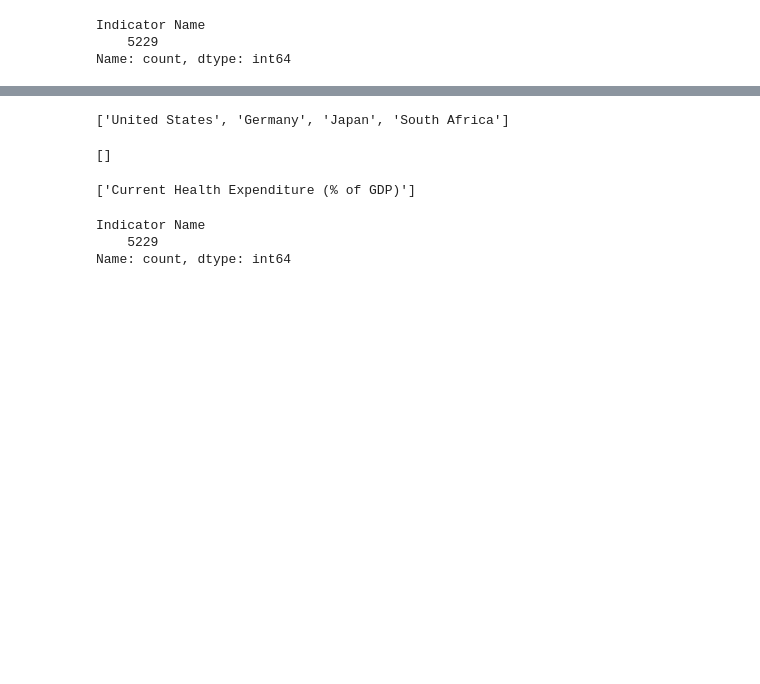
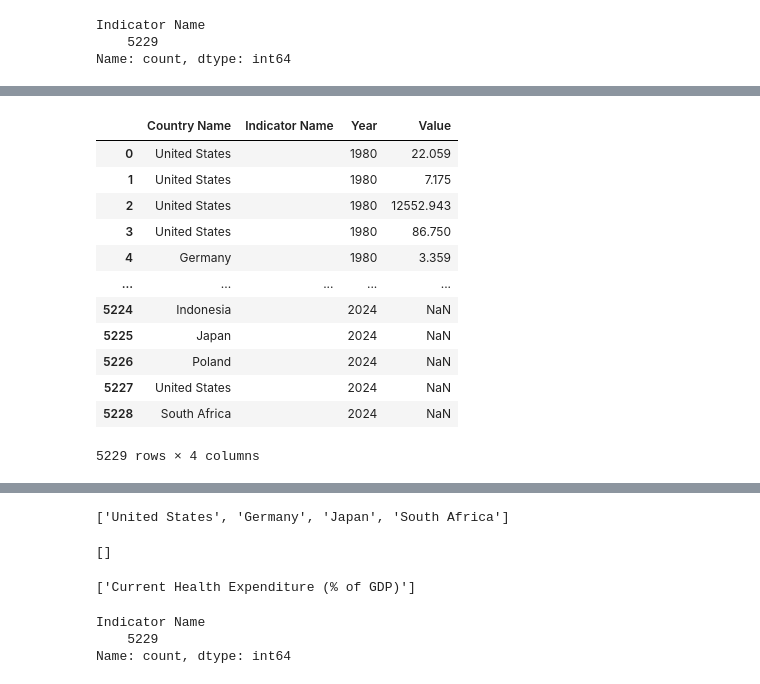
Before and after one commit to MDYCK12/Well-Being-Economics-, a Jupyter notebook: Notebooks/Katharina2.ipynb, the cells around one changed output, grey strips where cells are left out. Cells and saved outputs as stored; diff of their text form; code cells hidden in the pictures; blank space fills up the shorter version.

```diff
--- a/Notebooks/Katharina2.ipynb
+++ b/Notebooks/Katharina2.ipynb
@@ -347,0 +369,16 @@ def plot_indicator_bar(df, countries, indicator, year=None):
+# %%
+df
+# %% [output]
+|  | Country Name | Indicator Name | Year | Value |
+| 0 | United States |  | 1980 | 22.059 |
+| 1 | United States |  | 1980 | 7.175 |
+| 2 | United States |  | 1980 | 12552.943 |
+| 3 | United States |  | 1980 | 86.750 |
+| 4 | Germany |  | 1980 | 3.359 |
+| ... | ... | ... | ... | ... |
+| 5224 | Indonesia |  | 2024 | NaN |
+| 5225 | Japan |  | 2024 | NaN |
+| 5226 | Poland |  | 2024 | NaN |
+| 5227 | United States |  | 2024 | NaN |
+| 5228 | South Africa |  | 2024 | NaN |
+5229 rows × 4 columns
```
Also changed, not shown: parts of 6 cells of this notebook.
